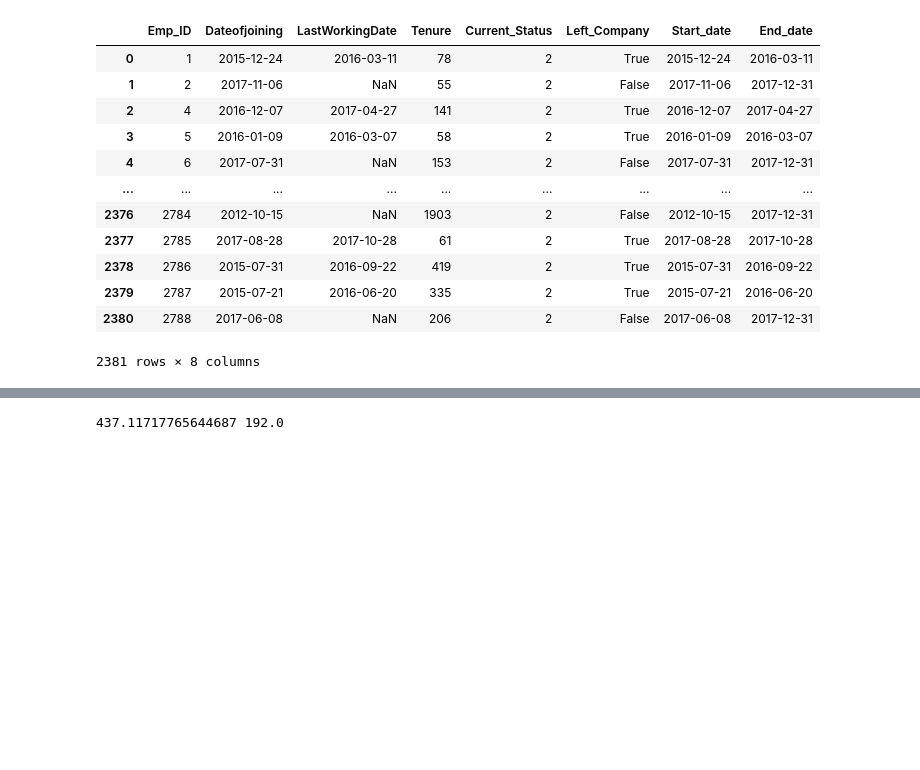
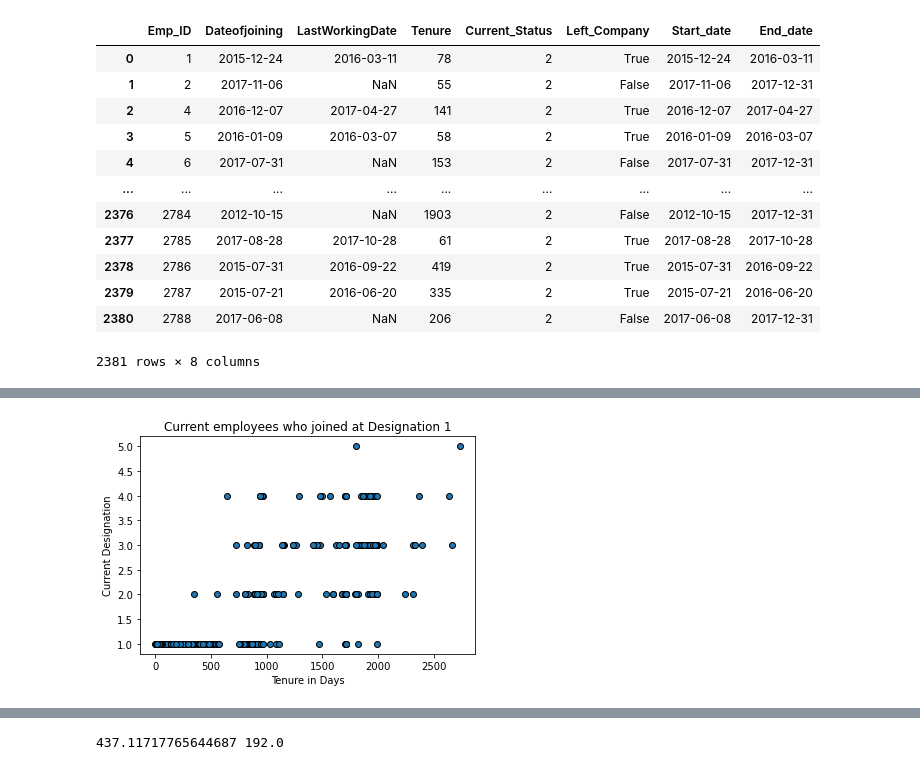
Before and after one commit to shanCH3n/Project1-DAbootcamp-Grp2, a Jupyter notebook: 01_Data/EmployeeAttrition_data_clean.ipynb, the cells around one changed output, grey strips where cells are left out. Saved outputs shown, nothing was run; the diff lists cells and outputs as text; code cells hidden in the pictures; blank space fills up the shorter version.

```diff
--- a/01_Data/EmployeeAttrition_data_clean.ipynb
+++ b/01_Data/EmployeeAttrition_data_clean.ipynb
@@ -240,0 +336,12 @@ new_df
+# %%
+# same plot as above, but grouped by current status
+x_current = entry_level_df[entry_level_df['Left_Company']==False]['Tenure']
+y_current = entry_level_df[entry_level_df['Left_Company']==False]['Current_Designation']
+plt.scatter(x_current, y_current, marker='o', edgecolors='k')
+plt.xlabel('Tenure in Days')
+plt.ylabel('Current Designation')
+plt.title('Current employees who joined at Designation 1')
+plt.show()
+# similar to above plot
+# %% [output]
+[figure, added]
```
Also changed, not shown: parts of 21 cells of this notebook.
